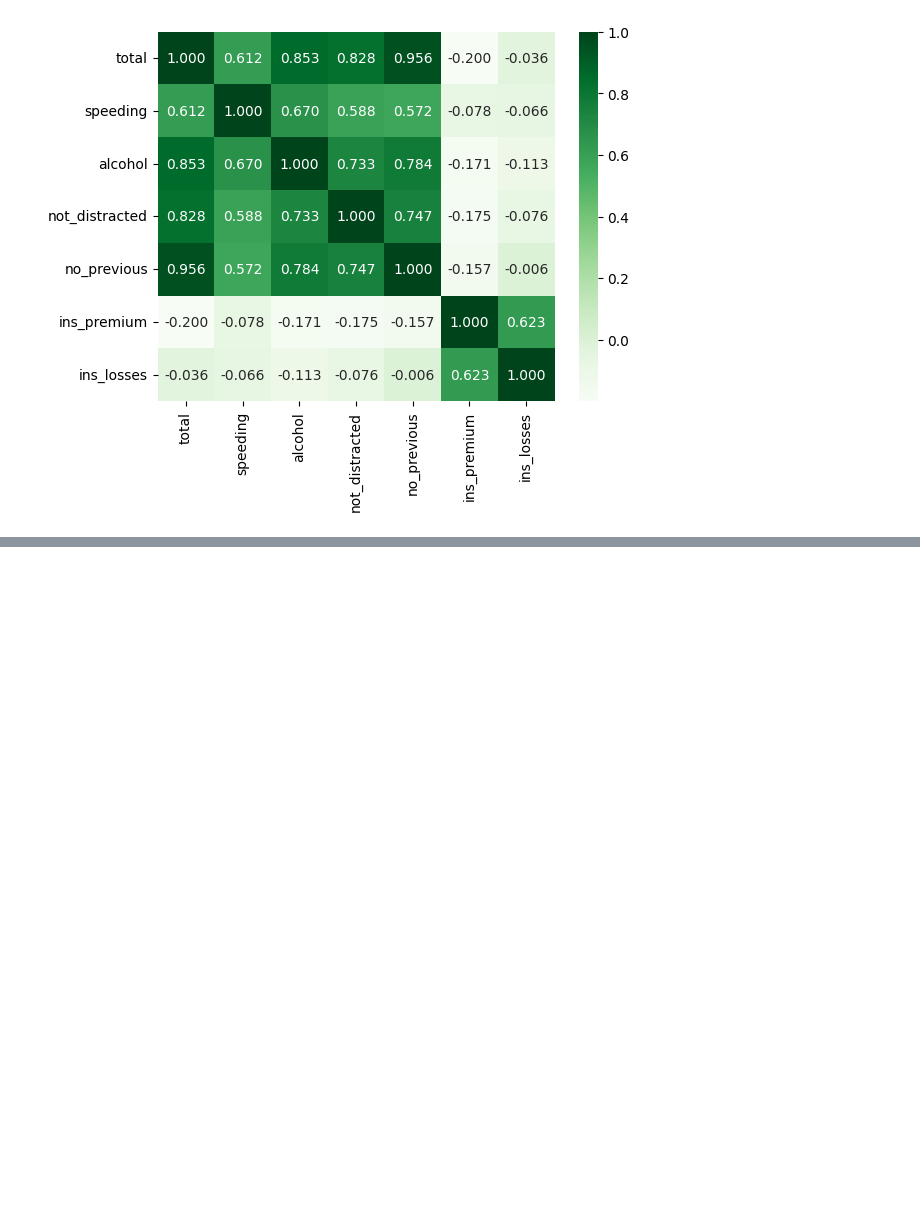
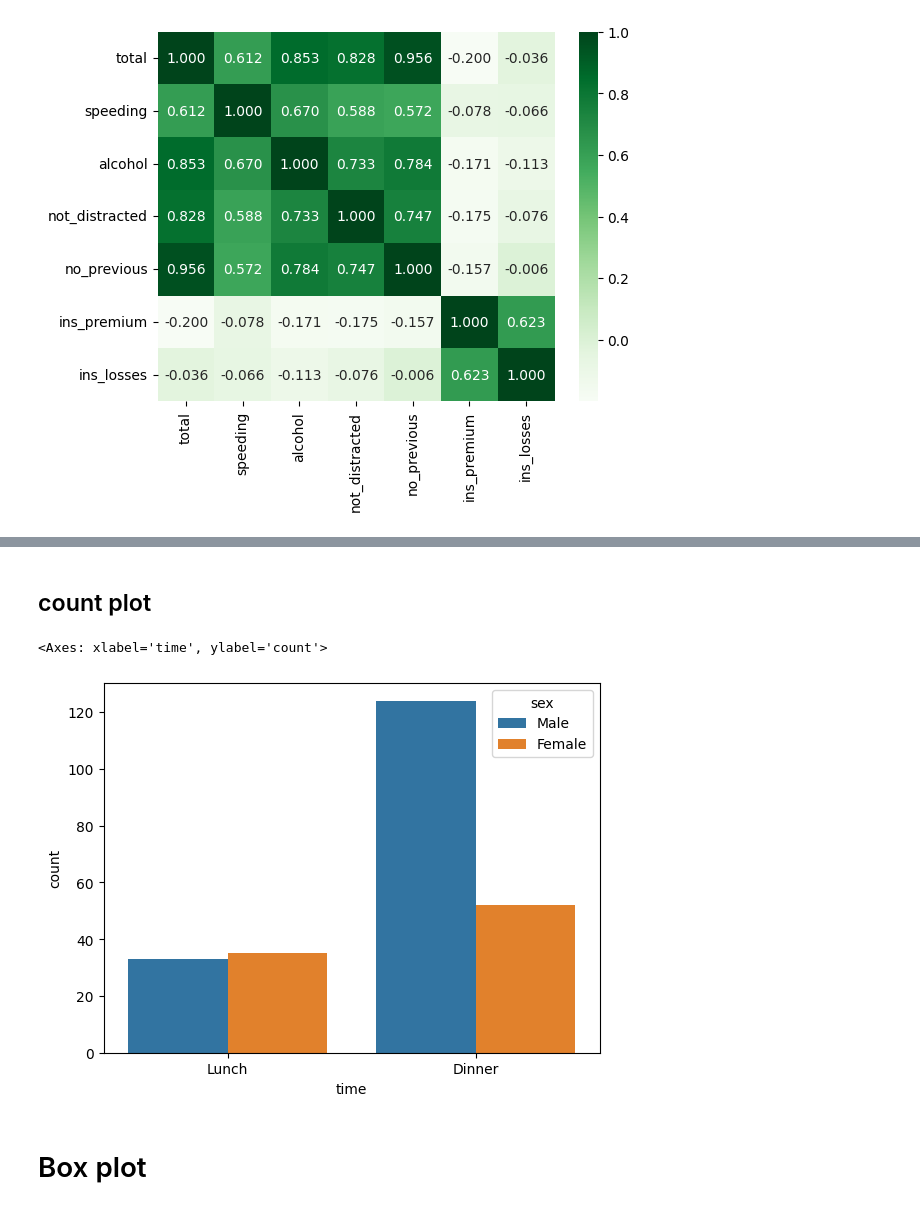
Before and after one commit to vindukummara/Data-Analytics-DA22, a Jupyter notebook: Seaborn.ipynb, the cells around one changed output, grey strips where cells are left out. Cells and saved outputs as stored; diff of their text form; code cells hidden in the pictures; blank space fills up the shorter version.

```diff
--- a/Seaborn.ipynb
+++ b/Seaborn.ipynb
@@ -237,0 +291,10 @@ sns.heatmap(corr, annot = True, cmap = "Greens", fmt = ".3f")
+# %% [markdown]
+## count plot
+# %%
+# USE : shows the frequency of different categories
+sns.countplot(data = df, x = 'time', hue = "sex")
+# %% [output]
+<Axes: xlabel='time', ylabel='count'>
+[figure, added]
+# %% [markdown]
+# Box plot
```
Also changed, not shown: parts of 24 cells of this notebook.
